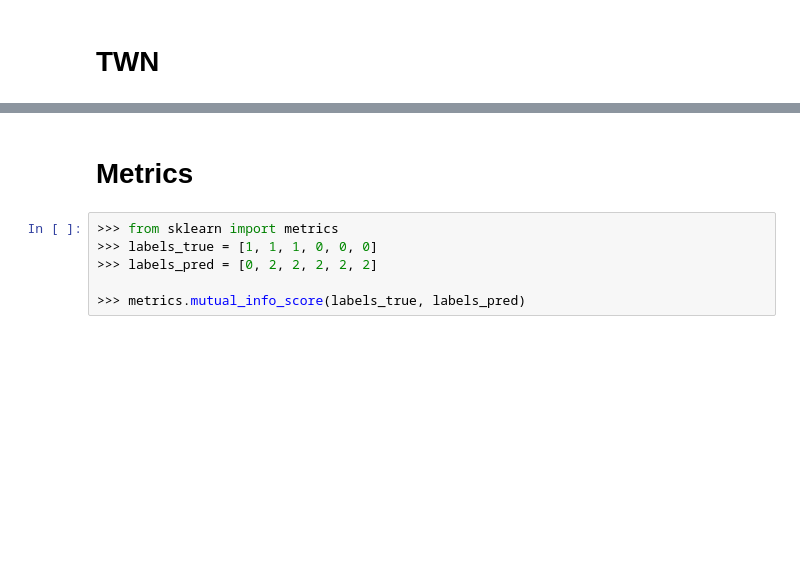
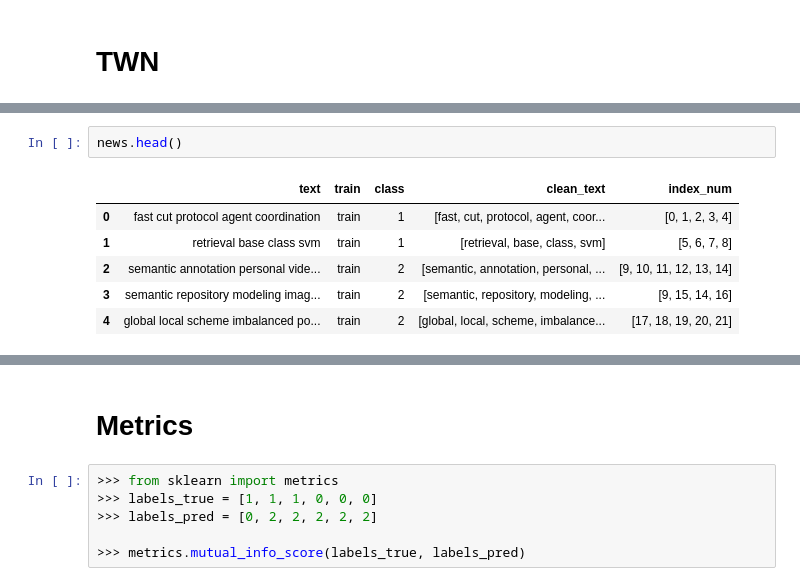
Before and after one commit to xuweijieshuai/xuweijieshuai, a Jupyter notebook: aspect_topic_modeling/notebooks/Data Onboarding.ipynb, the cells around one changed output, grey strips where cells are left out. Cells and saved outputs as stored; diff of their text form; blank space fills up the shorter version.

```diff
--- a/aspect_topic_modeling/notebooks/Data Onboarding.ipynb
+++ b/aspect_topic_modeling/notebooks/Data Onboarding.ipynb
@@ -140,0 +200,9 @@ reuters.paras(categories=['dfl'])[0]
+# %%
+news.head()
+# %% [output]
+|  | text | train | class | clean_text | index_num |
+| 0 | fast cut protocol agent coordination | train | 1 | [fast, cut, protocol, agent, coor... | [0, 1, 2, 3, 4] |
+| 1 | retrieval base class svm | train | 1 | [retrieval, base, class, svm] | [5, 6, 7, 8] |
+| 2 | semantic annotation personal vide... | train | 2 | [semantic, annotation, personal, ... | [9, 10, 11, 12, 13, 14] |
+| 3 | semantic repository modeling imag... | train | 2 | [semantic, repository, modeling, ... | [9, 15, 14, 16] |
+| 4 | global local scheme imbalanced po... | train | 2 | [global, local, scheme, imbalance... | [17, 18, 19, 20, 21] |
```
Also changed, not shown: parts of 40 cells of this notebook, 20 other files.
